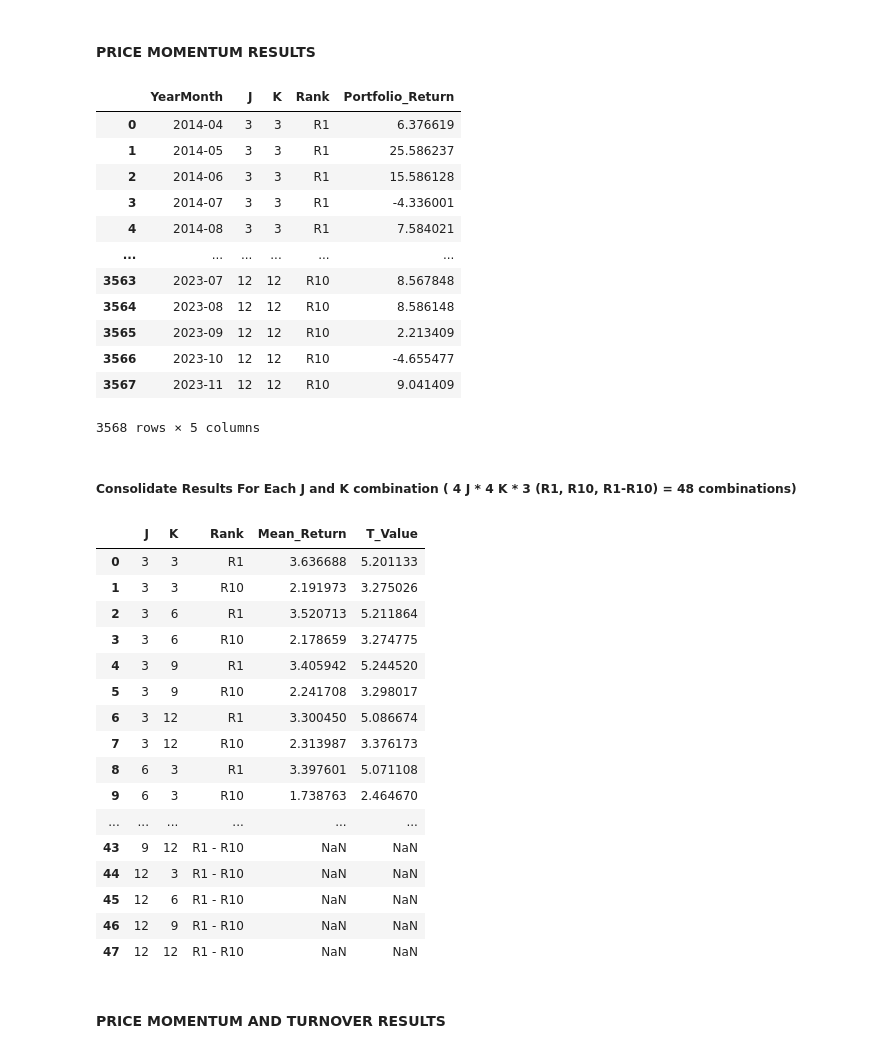
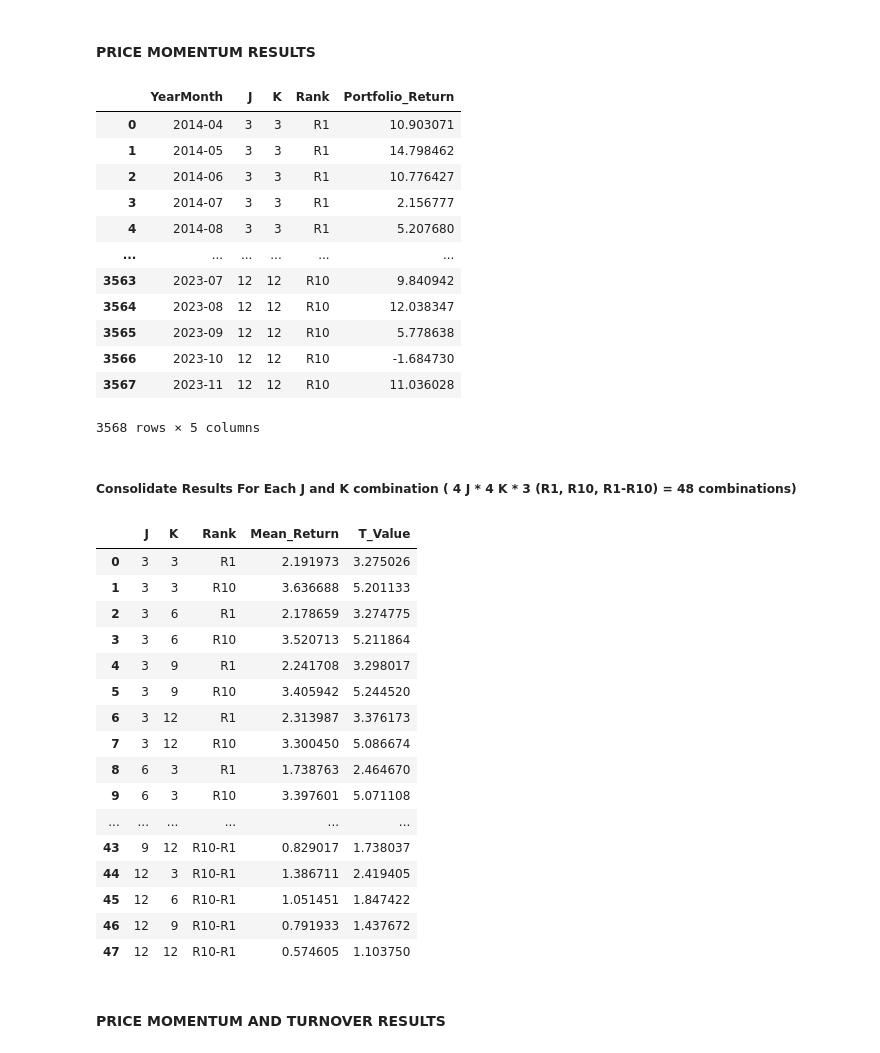
Before and after one commit to rakeshbali31/PriceMomentumAndTradingVolume, a Jupyter notebook: MomentumAndTurnoverFinal.ipynb, the cells around one changed output. Drawn from its saved outputs; the diff is of its cells as text; code cells hidden in the pictures.

```diff
--- a/MomentumAndTurnoverFinal.ipynb
+++ b/MomentumAndTurnoverFinal.ipynb
@@ -84,7 +84,7 @@ monthly_data.head()
 # Rank stocks based on cumulative returns
 for period in ['3M', '6M', '9M', '12M']:
     rank_col = f'{period}_Rank'
-    monthly_data[rank_col] = monthly_data.groupby('Date')[f'{period}_Return'].rank(method='first', ascending=False)
+    monthly_data[rank_col] = monthly_data.groupby('Date')[f'{period}_Return'].rank(method='first', ascending=True)
 
 monthly_data.head()
 # %% [output]
@@ -232,65 +234,65 @@ portfolio_returns_df = pd.concat(results, ignore_index=True)
 portfolio_returns_df
 # %% [output]
 |  | YearMonth | J | K | Rank | Portfolio_Return |
-| 0 | 2014-04 | 3 | 3 | R1 | 6.376619 |
-| 1 | 2014-05 | 3 | 3 | R1 | 25.586237 |
-| 2 | 2014-06 | 3 | 3 | R1 | 15.586128 |
-| 3 | 2014-07 | 3 | 3 | R1 | -4.336001 |
-| 4 | 2014-08 | 3 | 3 | R1 | 7.584021 |
+| 0 | 2014-04 | 3 | 3 | R1 | 10.903071 |
+| 1 | 2014-05 | 3 | 3 | R1 | 14.798462 |
+| 2 | 2014-06 | 3 | 3 | R1 | 10.776427 |
+| 3 | 2014-07 | 3 | 3 | R1 | 2.156777 |
+| 4 | 2014-08 | 3 | 3 | R1 | 5.207680 |
 | ... | ... | ... | ... | ... | ... |
-| 3563 | 2023-07 | 12 | 12 | R10 | 8.567848 |
-| 3564 | 2023-08 | 12 | 12 | R10 | 8.586148 |
-| 3565 | 2023-09 | 12 | 12 | R10 | 2.213409 |
-| 3566 | 2023-10 | 12 | 12 | R10 | -4.655477 |
-| 3567 | 2023-11 | 12 | 12 | R10 | 9.041409 |
+| 3563 | 2023-07 | 12 | 12 | R10 | 9.840942 |
+| 3564 | 2023-08 | 12 | 12 | R10 | 12.038347 |
+| 3565 | 2023-09 | 12 | 12 | R10 | 5.778638 |
+| 3566 | 2023-10 | 12 | 12 | R10 | -1.684730 |
+| 3567 | 2023-11 | 12 | 12 | R10 | 11.036028 |
 3568 rows × 5 columns
 # %% [markdown]
 ##### Consolidate Results For Each J and K combination ( 4 J * 4 K * 3 (R1, R10, R1-R10) = 48 combinations)
 # %%
 # Function to calculate mean and t-test for each group
 def calculate_mean_and_ttest(group):
     mean_return = group['Portfolio_Return'].mean()
     t_stat, _ = ttest_1samp(group['Portfolio_Return'], 0)
     return pd.Series({'Mean_Return': mean_return, 'T_Value': t_stat})
 
 # Function to calculate Rank 1 - Rank 10 returns and t-test
 def calculate_diff_and_ttest(df):
-    rank1 = df[df['Rank'] == 1]
-    rank10 = df[df['Rank'] == 10]
+    rank1 = df[df['Rank'] == 'R1']
+    rank10 = df[df['Rank'] == 'R10']
 
     if not rank1.empty and not rank10.empty:
-        diff_returns = rank1['Portfolio_Return'].values - rank10['Portfolio_Return'].values
+        diff_returns = rank10['Portfolio_Return'].values - rank1['Portfolio_Return'].values
         mean_diff = diff_returns.mean()
         t_stat, _ = ttest_1samp(diff_returns, 0)
-        return pd.Series({'Mean_Return': mean_diff, 'T_Value': t_stat, 'Rank': 'R1 - R10'})
+        return pd.Series({'Mean_Return': mean_diff, 'T_Value': t_stat, 'Rank': 'R10-R1'})
     else:
-        return pd.Series({'Mean_Return': None, 'T_Value': None, 'Rank': 'R1 - R10'})
+        return pd.Series({'Mean_Return': None, 'T_Value': None, 'Rank': 'R10-R1'})
 
 # Group by J, K, and Rank and apply the function
 mean_portfolio_returns_df = portfolio_returns_df.groupby(['J', 'K', 'Rank']).apply(calculate_mean_and_ttest).reset_index()
 
 # Calculate Rank 1 - Rank 10 difference and t-test
 diff_returns_df = portfolio_returns_df.groupby(['J', 'K']).apply(calculate_diff_and_ttest).reset_index()
 
 # Combine the results
 combined_df = pd.concat([mean_portfolio_returns_df, diff_returns_df], ignore_index=True)
 
 combined_df
 # %% [output]
 |  | J | K | Rank | Mean_Return | T_Value |
-| 0 | 3 | 3 | R1 | 3.636688 | 5.201133 |
-| 1 | 3 | 3 | R10 | 2.191973 | 3.275026 |
-| 2 | 3 | 6 | R1 | 3.520713 | 5.211864 |
-| 3 | 3 | 6 | R10 | 2.178659 | 3.274775 |
-| 4 | 3 | 9 | R1 | 3.405942 | 5.244520 |
-| 5 | 3 | 9 | R10 | 2.241708 | 3.298017 |
-| 6 | 3 | 12 | R1 | 3.300450 | 5.086674 |
-| 7 | 3 | 12 | R10 | 2.313987 | 3.376173 |
-| 8 | 6 | 3 | R1 | 3.397601 | 5.071108 |
-| 9 | 6 | 3 | R10 | 1.738763 | 2.464670 |
+| 0 | 3 | 3 | R1 | 2.191973 | 3.275026 |
+| 1 | 3 | 3 | R10 | 3.636688 | 5.201133 |
+| 2 | 3 | 6 | R1 | 2.178659 | 3.274775 |
+| 3 | 3 | 6 | R10 | 3.520713 | 5.211864 |
+| 4 | 3 | 9 | R1 | 2.241708 | 3.298017 |
+| 5 | 3 | 9 | R10 | 3.405942 | 5.244520 |
+| 6 | 3 | 12 | R1 | 2.313987 | 3.376173 |
+| 7 | 3 | 12 | R10 | 3.300450 | 5.086674 |
+| 8 | 6 | 3 | R1 | 1.738763 | 2.464670 |
+| 9 | 6 | 3 | R10 | 3.397601 | 5.071108 |
 | ... | ... | ... | ... | ... | ... |
-| 43 | 9 | 12 | R1 - R10 | NaN | NaN |
-| 44 | 12 | 3 | R1 - R10 | NaN | NaN |
-| 45 | 12 | 6 | R1 - R10 | NaN | NaN |
-| 46 | 12 | 9 | R1 - R10 | NaN | NaN |
-| 47 | 12 | 12 | R1 - R10 | NaN | NaN |
+| 43 | 9 | 12 | R10-R1 | 0.829017 | 1.738037 |
+| 44 | 12 | 3 | R10-R1 | 1.386711 | 2.419405 |
+| 45 | 12 | 6 | R10-R1 | 1.051451 | 1.847422 |
+| 46 | 12 | 9 | R10-R1 | 0.791933 | 1.437672 |
+| 47 | 12 | 12 | R10-R1 | 0.574605 | 1.103750 |
```
Also changed, not shown: parts of 10 cells of this notebook, 2 other files.
